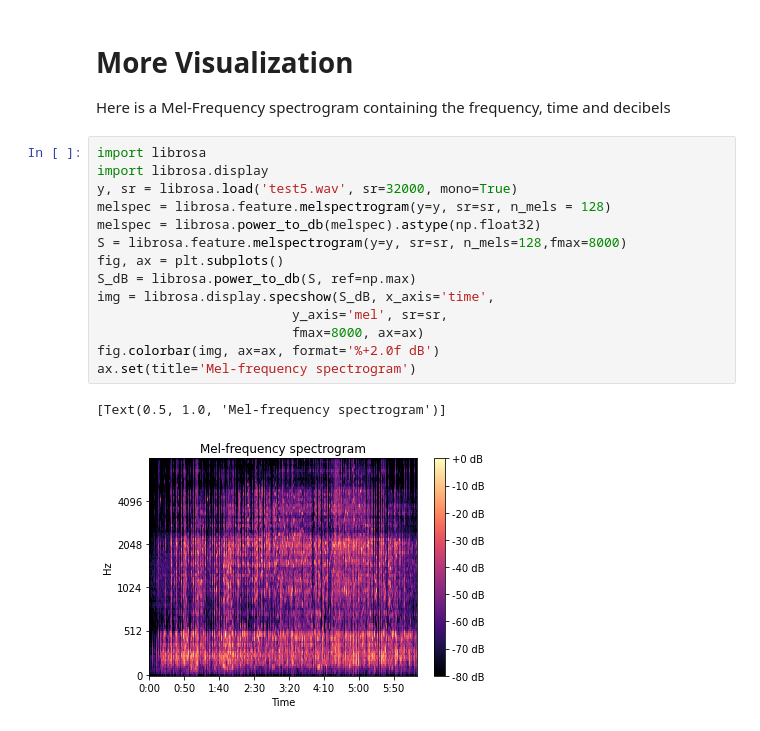
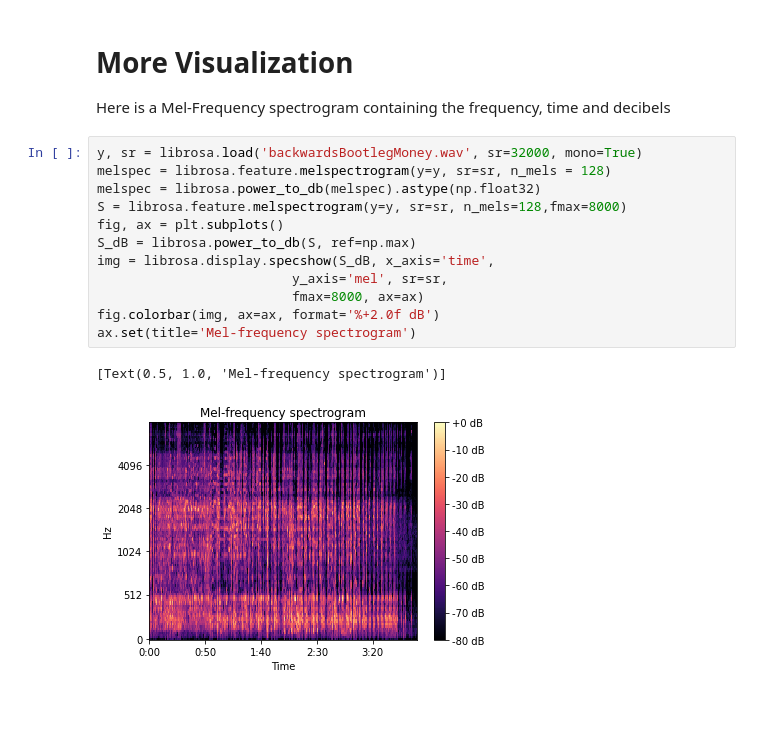
Before and after one commit to putmanj00/LookingAtSound, a Jupyter notebook: viewTheSound.ipynb, the cells around one changed output. Saved outputs shown, nothing was run; the diff lists cells and outputs as text.

```diff
--- a/viewTheSound.ipynb
+++ b/viewTheSound.ipynb
@@ -110,19 +149,17 @@ plt.show()
 # More Visualization
 Here is a Mel-Frequency spectrogram containing the frequency, time and decibels
 # %%
-import librosa
-import librosa.display
-y, sr = librosa.load('test5.wav', sr=32000, mono=True)
+y, sr = librosa.load('backwardsBootlegMoney.wav', sr=32000, mono=True)
 melspec = librosa.feature.melspectrogram(y=y, sr=sr, n_mels = 128)
 melspec = librosa.power_to_db(melspec).astype(np.float32)
 S = librosa.feature.melspectrogram(y=y, sr=sr, n_mels=128,fmax=8000)
 fig, ax = plt.subplots()
 S_dB = librosa.power_to_db(S, ref=np.max)
 img = librosa.display.specshow(S_dB, x_axis='time',
                          y_axis='mel', sr=sr,
                          fmax=8000, ax=ax)
 fig.colorbar(img, ax=ax, format='%+2.0f dB')
 ax.set(title='Mel-frequency spectrogram')
 # %% [output]
 [Text(0.5, 1.0, 'Mel-frequency spectrogram')]
-[figure, old version]
+[figure, new version]
```
Also changed, not shown: parts of 9 cells of this notebook, 5 other files.
